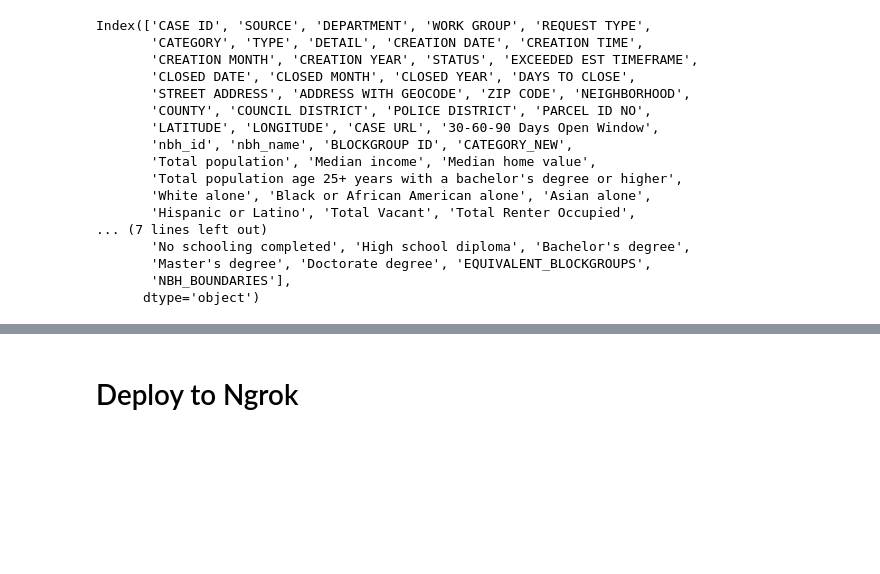
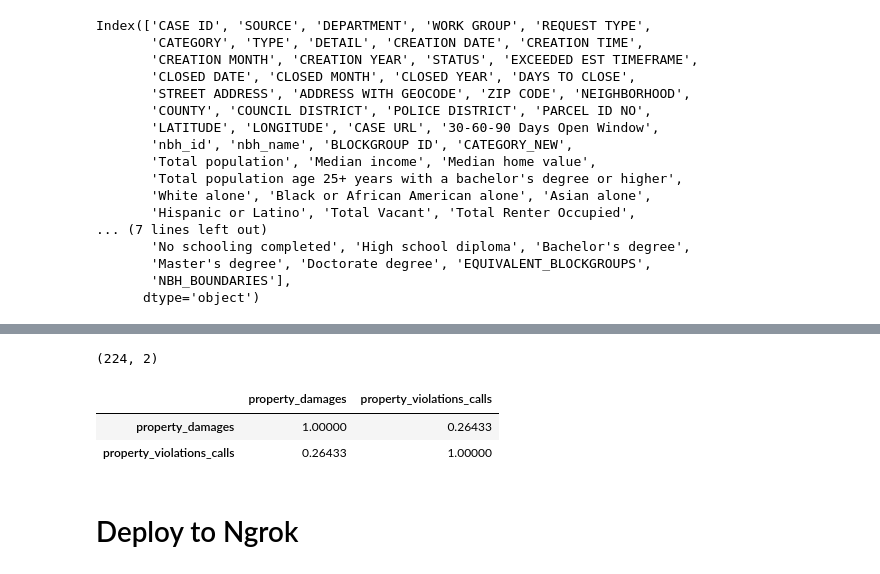
Before and after one commit to duyhho/NSFSCC-Python, a Jupyter notebook: 311/Neighborhood Profiles.ipynb, the cells around one changed output, grey strips where cells are left out. Cells and saved outputs as stored; diff of their text form; code cells hidden in the pictures; blank space fills up the shorter version.

```diff
--- a/311/Neighborhood Profiles.ipynb
+++ b/311/Neighborhood Profiles.ipynb
@@ -170,3 +185,13 @@ property_crime_agg_df.to_csv('property_violations_Crime311.csv', index = True)
+# %%
+property_crime_agg_df.shape
+# %% [output]
+(224, 2)
+# %%
+property_crime_agg_df.corr()
+# %% [output]
+|  | property_damages | property_violations_calls |
+| property_damages | 1.00000 | 0.26433 |
+| property_violations_calls | 0.26433 | 1.00000 |
 # %% [markdown]
 <h1> Deploy to Ngrok
 # %%
```
Also changed, not shown: parts of 8 cells of this notebook.
